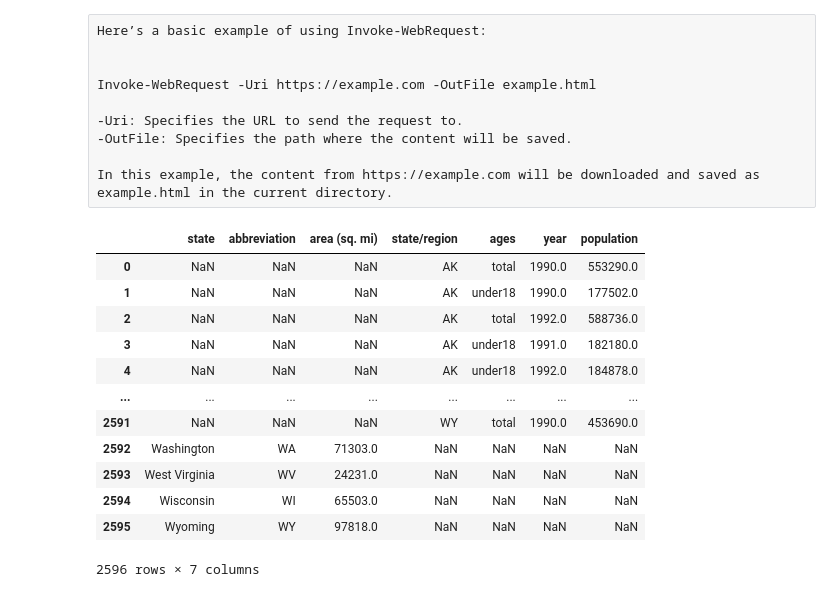
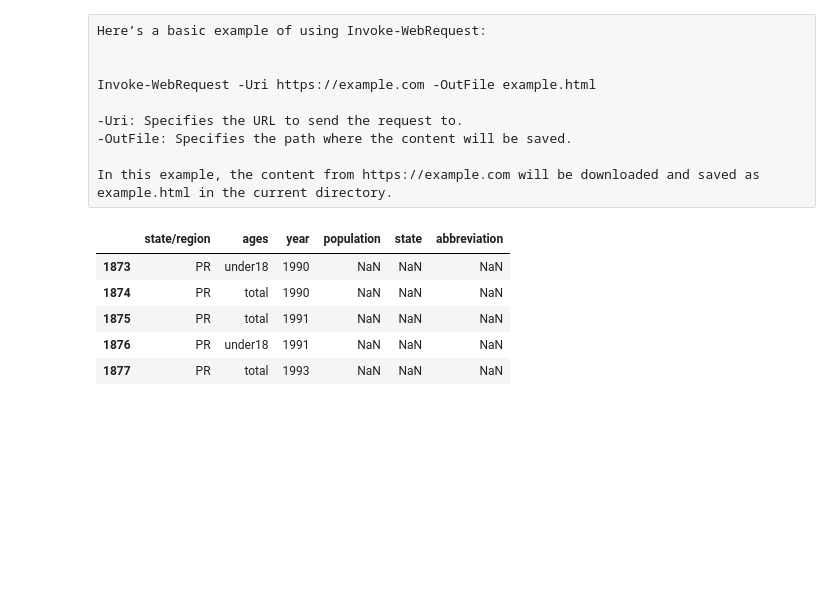
Before and after one commit to HerbSek/Learning-Data-Science, a Jupyter notebook: pandas.ipynb, the cells around one changed output. Saved outputs shown, nothing was run; the diff lists cells and outputs as text; code cells hidden in the pictures; blank space fills up the shorter version.

Commit message:
Working on american data

```diff
--- a/pandas.ipynb
+++ b/pandas.ipynb
@@ -500,32 +500,37 @@ In this example, the content from https://example.com will be downloaded and sav
 # %%
 # US STATES DATA
 import numpy as np
 import pandas as pd
 
 stateabv = pd.read_csv('state-abbrevs.csv')
 stateareas = pd.read_csv('state-areas.csv')
 statepop = pd.read_csv('state-population.csv')
 pd.options.mode.copy_on_write = True
 states = pd.merge(stateabv, stateareas, how = 'outer', on = 'state')
 # states[states.isnull()] = 'No Code'
 abv = states['abbreviation']
 abv[abv.isnull()] = 'None'
 states.index = np.arange(1,len(states)+1)
+
+# stateabv.head(), stateareas.head(), statepop.head()
+
+# data = pd.merge(states, statepop, how= 'outer', left_on = 'state', right_on = 'state/region')
+# data
+
+data = pd.merge(statepop,stateabv, how= 'outer', left_on = 'state/region', right_on = 'abbreviation')
+data.index = np.arange(1,len(data)+1)
 states
 
-data = pd.merge(states, statepop, how= 'outer', left_on = 'state', right_on = 'state/region')
-data
+# if data.isnull().any() is False:
+#    data[data.isnull()] = 'None'
+
+data.isnull().any()  # Checking if any data is null
+
+data[data['population'].isnull()].head() # Displays the null part of the data for population
 # %% [output]
-|  | state | abbreviation | area (sq. mi) | state/region | ages | year | population |
-| 0 | NaN | NaN | NaN | AK | total | 1990.0 | 553290.0 |
-| 1 | NaN | NaN | NaN | AK | under18 | 1990.0 | 177502.0 |
-| 2 | NaN | NaN | NaN | AK | total | 1992.0 | 588736.0 |
-| 3 | NaN | NaN | NaN | AK | under18 | 1991.0 | 182180.0 |
-| 4 | NaN | NaN | NaN | AK | under18 | 1992.0 | 184878.0 |
-| ... | ... | ... | ... | ... | ... | ... | ... |
-| 2591 | NaN | NaN | NaN | WY | total | 1990.0 | 453690.0 |
-| 2592 | Washington | WA | 71303.0 | NaN | NaN | NaN | NaN |
-| 2593 | West Virginia | WV | 24231.0 | NaN | NaN | NaN | NaN |
-| 2594 | Wisconsin | WI | 65503.0 | NaN | NaN | NaN | NaN |
-| 2595 | Wyoming | WY | 97818.0 | NaN | NaN | NaN | NaN |
+|  | state/region | ages | year | population | state | abbreviation |
+| 1873 | PR | under18 | 1990 | NaN | NaN | NaN |
+| 1874 | PR | total | 1990 | NaN | NaN | NaN |
+| 1875 | PR | total | 1991 | NaN | NaN | NaN |
+| 1876 | PR | under18 | 1991 | NaN | NaN | NaN |
+| 1877 | PR | total | 1993 | NaN | NaN | NaN |
-2596 rows × 7 columns
```
Also changed, not shown: parts of 1 cell of this notebook.
